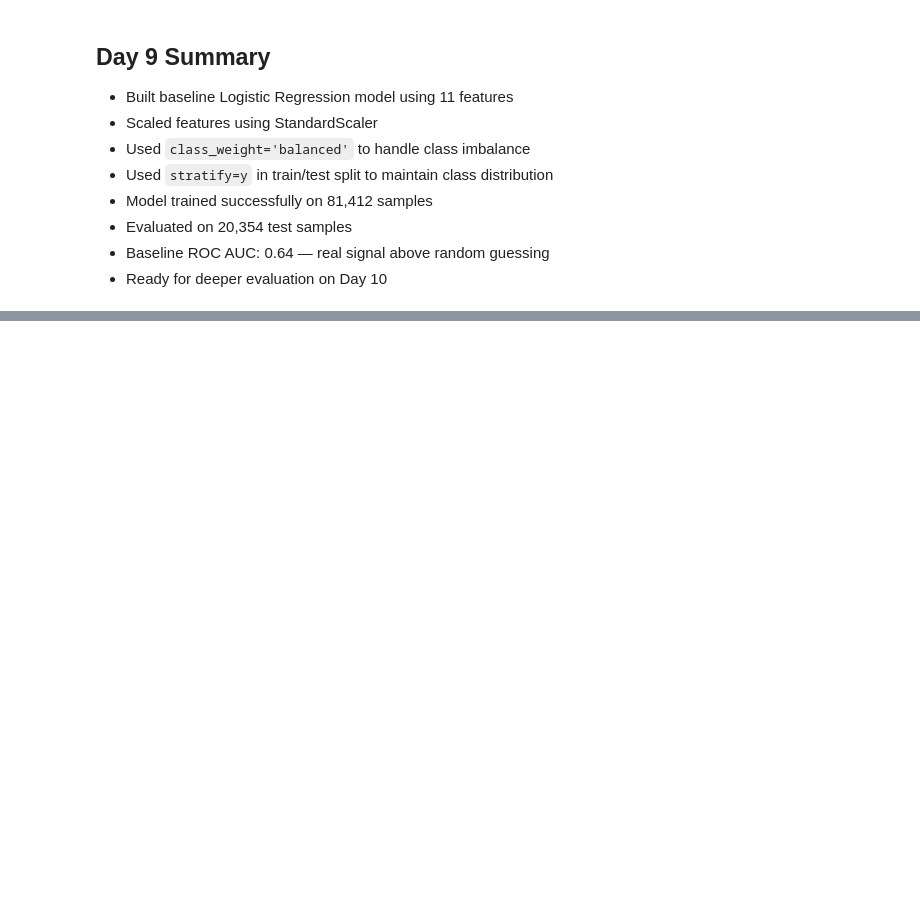
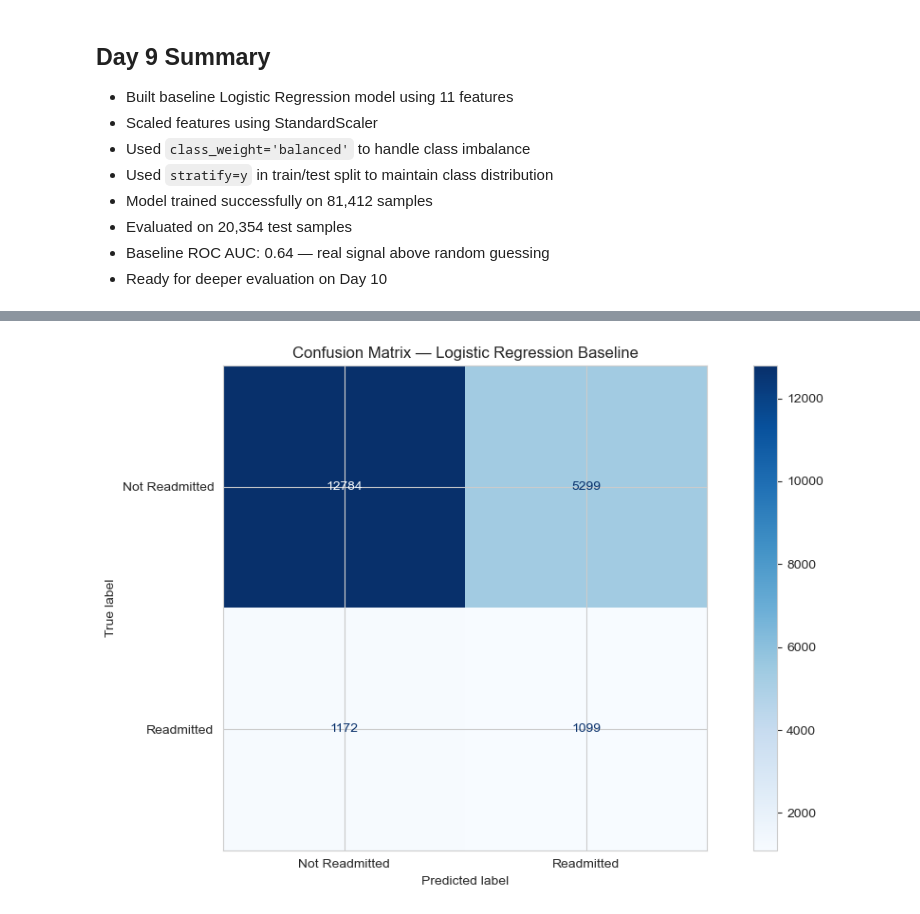
Before and after one commit to AstroBuccaneer/healthcare-readmission-analysis, a Jupyter notebook: notebooks/feature_engineering_modeling.ipynb, the cells around one changed output, grey strips where cells are left out. Cells and saved outputs as stored; diff of their text form; code cells hidden in the pictures; blank space fills up the shorter version.

Commit message:
Day 10: model evaluation, confusion matrix, ROC curve, feature importance

```diff
--- a/notebooks/feature_engineering_modeling.ipynb
+++ b/notebooks/feature_engineering_modeling.ipynb
@@ -360,0 +368,13 @@ Confusion Matrix:
+# %%
+from sklearn.metrics import ConfusionMatrixDisplay
+
+cm = confusion_matrix(y_test, y_pred)
+disp = ConfusionMatrixDisplay(confusion_matrix=cm,
+                               display_labels=['Not Readmitted', 'Readmitted'])
+disp.plot(cmap='Blues')
+plt.title('Confusion Matrix — Logistic Regression Baseline')
+plt.tight_layout()
+plt.savefig('C:/Users/aglaf/Documents/data engineering passion projects/projects/healthcare readmission analysis/outputs/model_results/confusion_matrix.png')
+plt.show()
+# %% [output]
+[figure, added]
```
Also changed, not shown: parts of 6 cells of this notebook, 3 other files.
